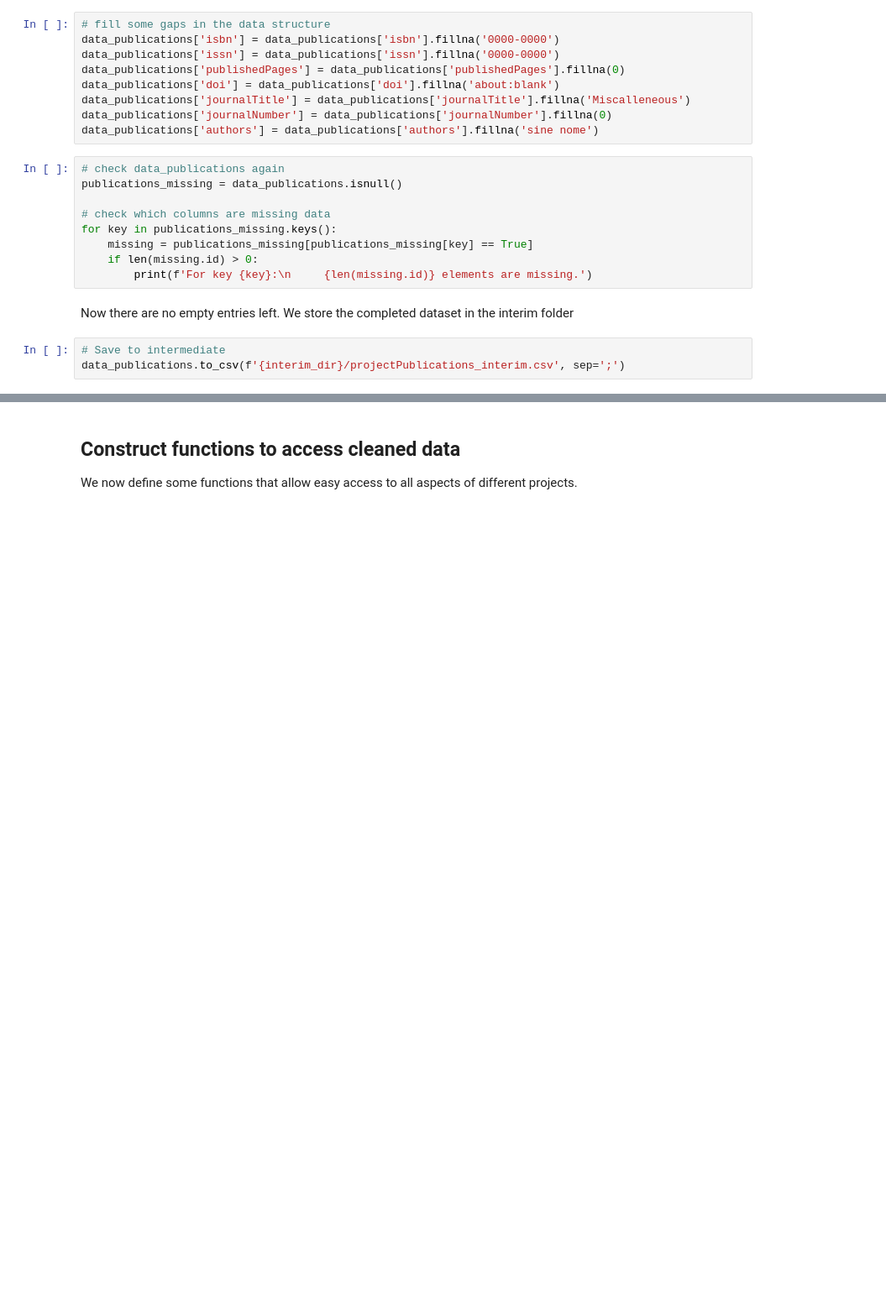
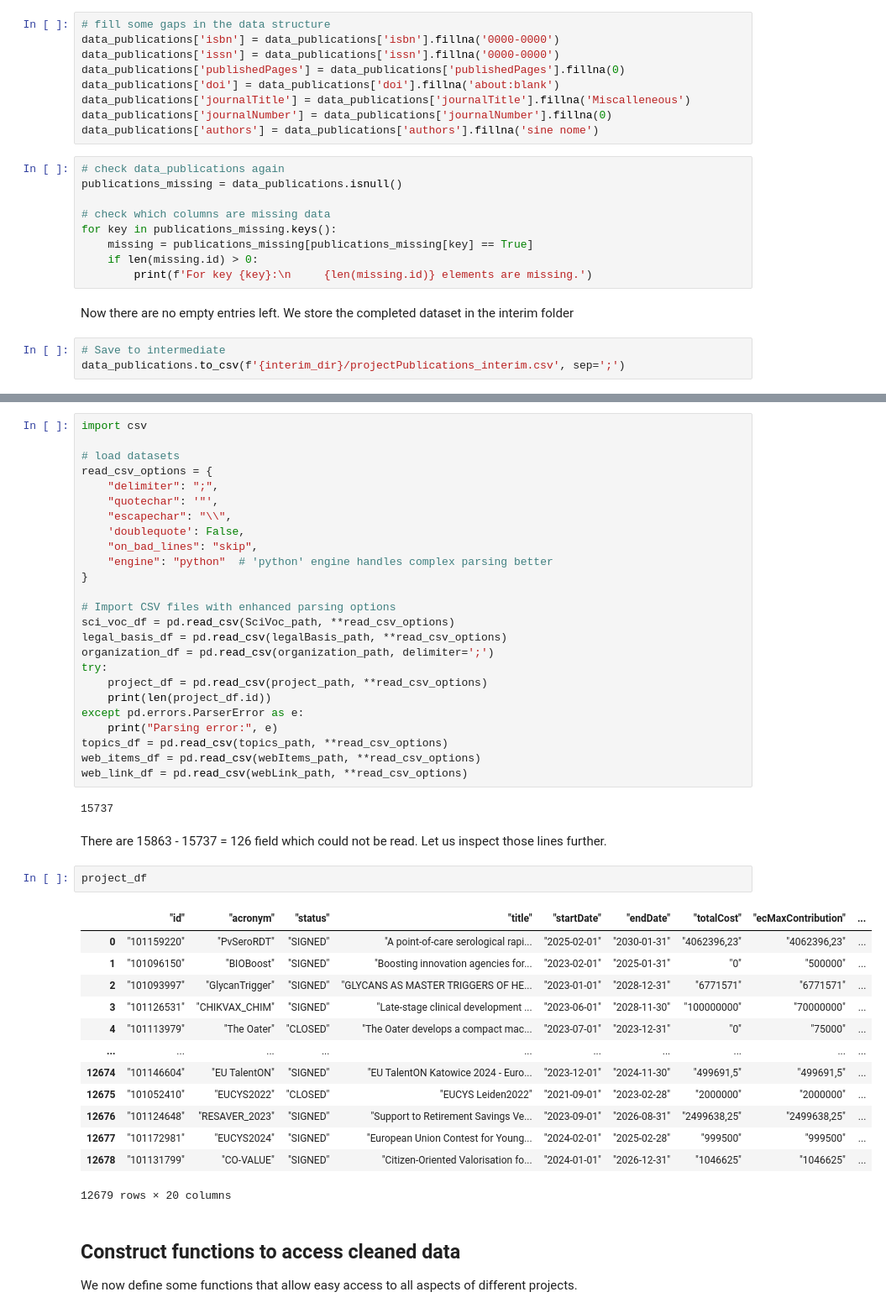
Before and after one commit to sulikismaylovv/EU_Horizon_Dashboard, a Jupyter notebook: notebooks/01_data_preparation.ipynb, the cells around one changed output, grey strips where cells are left out. Shown: that part at 84% size. Drawn from its saved outputs; the diff is of its cells as text; blank space fills up the shorter version.

Commit message:
Inspect CORDIS datasets

```diff
--- a/notebooks/01_data_preparation.ipynb
+++ b/notebooks/01_data_preparation.ipynb
@@ -415,3 +437,48 @@ data_publications.to_csv(f'{interim_dir}/projectPublications_interim.csv', sep='
+# %%
+import csv
+
+# load datasets
+read_csv_options = {
+    "delimiter": ";",
+    "quotechar": '"',
+    "escapechar": "\\",
+    'doublequote': False,
+    "on_bad_lines": "skip",
+    "engine": "python"  # 'python' engine handles complex parsing better
+}
+
+# Import CSV files with enhanced parsing options
+sci_voc_df = pd.read_csv(SciVoc_path, **read_csv_options)
+legal_basis_df = pd.read_csv(legalBasis_path, **read_csv_options)
+organization_df = pd.read_csv(organization_path, delimiter=';')
+try:
+    project_df = pd.read_csv(project_path, **read_csv_options)
+    print(len(project_df.id))
+except pd.errors.ParserError as e:
+    print("Parsing error:", e)
+topics_df = pd.read_csv(topics_path, **read_csv_options)
+web_items_df = pd.read_csv(webItems_path, **read_csv_options)
+web_link_df = pd.read_csv(webLink_path, **read_csv_options)
+# %% [output]
+15737
+# %% [markdown]
+There are 15863 - 15737 = 126 field which could not be read. Let us inspect those lines further.
+# %%
+project_df
+# %% [output]
+|  | "id" | "acronym" | "status" | "title" | "startDate" | "endDate" | "totalCost" | "ecMaxContribution" | ... |
+| 0 | "101159220" | "PvSeroRDT" | "SIGNED" | "A point-of-care serological rapi... | "2025-02-01" | "2030-01-31" | "4062396,23" | "4062396,23" | ... |
+| 1 | "101096150" | "BIOBoost" | "SIGNED" | "Boosting innovation agencies for... | "2023-02-01" | "2025-01-31" | "0" | "500000" | ... |
+| 2 | "101093997" | "GlycanTrigger" | "SIGNED" | "GLYCANS AS MASTER TRIGGERS OF HE... | "2023-01-01" | "2028-12-31" | "6771571" | "6771571" | ... |
+| 3 | "101126531" | "CHIKVAX_CHIM" | "SIGNED" | "Late-stage clinical development ... | "2023-06-01" | "2028-11-30" | "100000000" | "70000000" | ... |
+| 4 | "101113979" | "The Oater" | "CLOSED" | "The Oater develops a compact mac... | "2023-07-01" | "2023-12-31" | "0" | "75000" | ... |
+| ... | ... | ... | ... | ... | ... | ... | ... | ... | ... |
+| 12674 | "101146604" | "EU TalentON" | "SIGNED" | "EU TalentON Katowice 2024 - Euro... | "2023-12-01" | "2024-11-30" | "499691,5" | "499691,5" | ... |
+| 12675 | "101052410" | "EUCYS2022" | "CLOSED" | "EUCYS Leiden2022" | "2021-09-01" | "2023-02-28" | "2000000" | "2000000" | ... |
+| 12676 | "101124648" | "RESAVER_2023" | "SIGNED" | "Support to Retirement Savings Ve... | "2023-09-01" | "2026-08-31" | "2499638,25" | "2499638,25" | ... |
+| 12677 | "101172981" | "EUCYS2024" | "SIGNED" | "European Union Contest for Young... | "2024-02-01" | "2025-02-28" | "999500" | "999500" | ... |
+| 12678 | "101131799" | "CO-VALUE" | "SIGNED" | "Citizen-Oriented Valorisation fo... | "2024-01-01" | "2026-12-31" | "1046625" | "1046625" | ... |
+12679 rows × 20 columns
 # %% [markdown]
 ## Construct functions to access cleaned data
 
```
Also changed, not shown: parts of 7 cells of this notebook.
